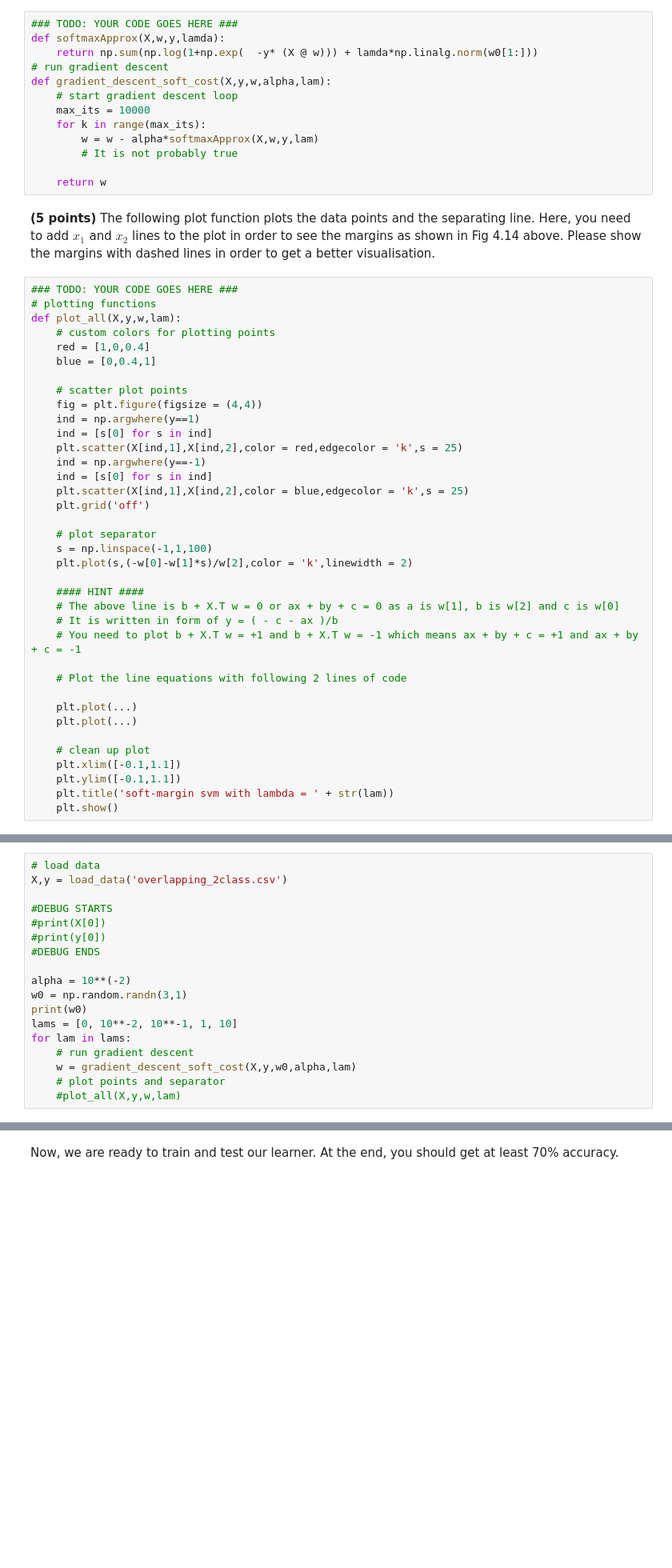
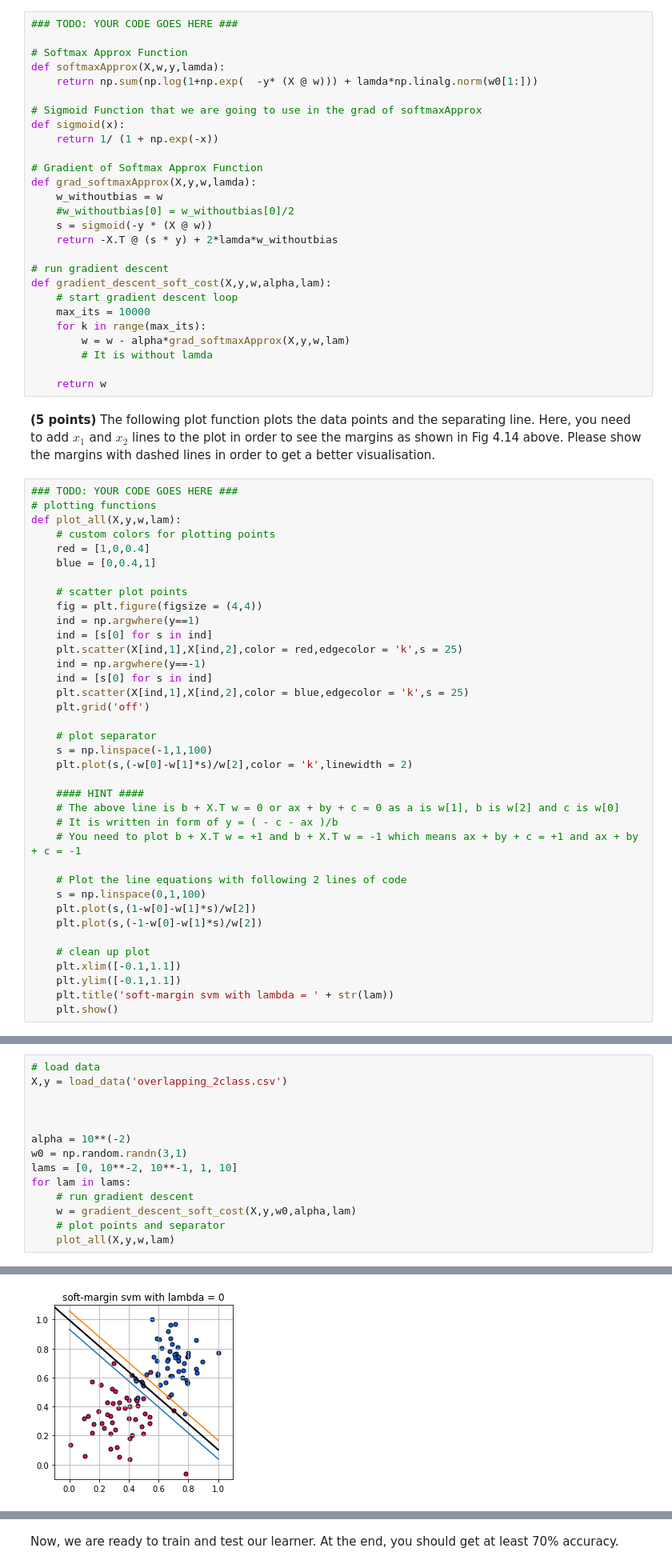
Before and after one commit to YCT1/L4D, a Jupyter notebook: Homework 3/HW3.ipynb, the cells around one changed output, grey strips where cells are left out. Shown: that part at 80% size. Drawn from its saved outputs; the diff is of its cells as text; blank space fills up the shorter version.

Commit message:
part 1.1 has been done (?)
Gradient of norm part is in question therefore we need to work on that letter

```diff
--- a/Homework 3/HW3.ipynb
+++ b/Homework 3/HW3.ipynb
@@ -81,15 +81,29 @@ def load_data(csvname):
 **(10 points)** The following function finds the optimal w values for the given input. The parameters of the function are samples in X, labels in y, initial w value, learning rate alpha and the regularization parameter $\lambda$. You need to calculate the gradient of the given **softmax approximated SVM loss with regularization**  function and apply gradient descent (you can use Vanilla gradient descent here). **Do not forget to add the regularization term into gradient and remind that bias term should not be included in regularization.**
 # %%
 ### TODO: YOUR CODE GOES HERE ###
+
+# Softmax Approx Function
 def softmaxApprox(X,w,y,lamda):
     return np.sum(np.log(1+np.exp(  -y* (X @ w))) + lamda*np.linalg.norm(w0[1:]))
+
+# Sigmoid Function that we are going to use in the grad of softmaxApprox
+def sigmoid(x):
+    return 1/ (1 + np.exp(-x))
+
+# Gradient of Softmax Approx Function
+def grad_softmaxApprox(X,y,w,lamda):
+    w_withoutbias = w
+    #w_withoutbias[0] = w_withoutbias[0]/2
+    s = sigmoid(-y * (X @ w))
+    return -X.T @ (s * y) + 2*lamda*w_withoutbias
+
 # run gradient descent
 def gradient_descent_soft_cost(X,y,w,alpha,lam):
     # start gradient descent loop
     max_its = 10000
     for k in range(max_its):
-        w = w - alpha*softmaxApprox(X,w,y,lam)
-        # It is not probably true
+        w = w - alpha*grad_softmaxApprox(X,y,w,lam)
+        # It is without lamda
 
     return w
 # %% [markdown]
@@ -122,9 +136,9 @@ def plot_all(X,y,w,lam):
     # You need to plot b + X.T w = +1 and b + X.T w = -1 which means ax + by + c = +1 and ax + by + c = -1
 
     # Plot the line equations with following 2 lines of code
-
-    plt.plot(...)
-    plt.plot(...)
+    s = np.linspace(0,1,100)
+    plt.plot(s,(1-w[0]-w[1]*s)/w[2])
+    plt.plot(s,(-1-w[0]-w[1]*s)/w[2])
 
     # clean up plot
     plt.xlim([-0.1,1.1])
@@ -142,18 +156,14 @@ In the following cell you need to run 5 experiments which are:
 # load data
 X,y = load_data('overlapping_2class.csv')
 
-#DEBUG STARTS
-#print(X[0])
-#print(y[0])
-#DEBUG ENDS
+
 
 alpha = 10**(-2)
 w0 = np.random.randn(3,1)
-print(w0)
 lams = [0, 10**-2, 10**-1, 1, 10]
 for lam in lams:
     # run gradient descent
     w = gradient_descent_soft_cost(X,y,w0,alpha,lam)
     # plot points and separator
-    #plot_all(X,y,w,lam)
+    plot_all(X,y,w,lam)
 # %% [output]
@@ -162,0 +170 @@ for lam in lams:
+[figure, added]
```
Also changed, not shown: parts of 3 cells of this notebook, 1 other file.
